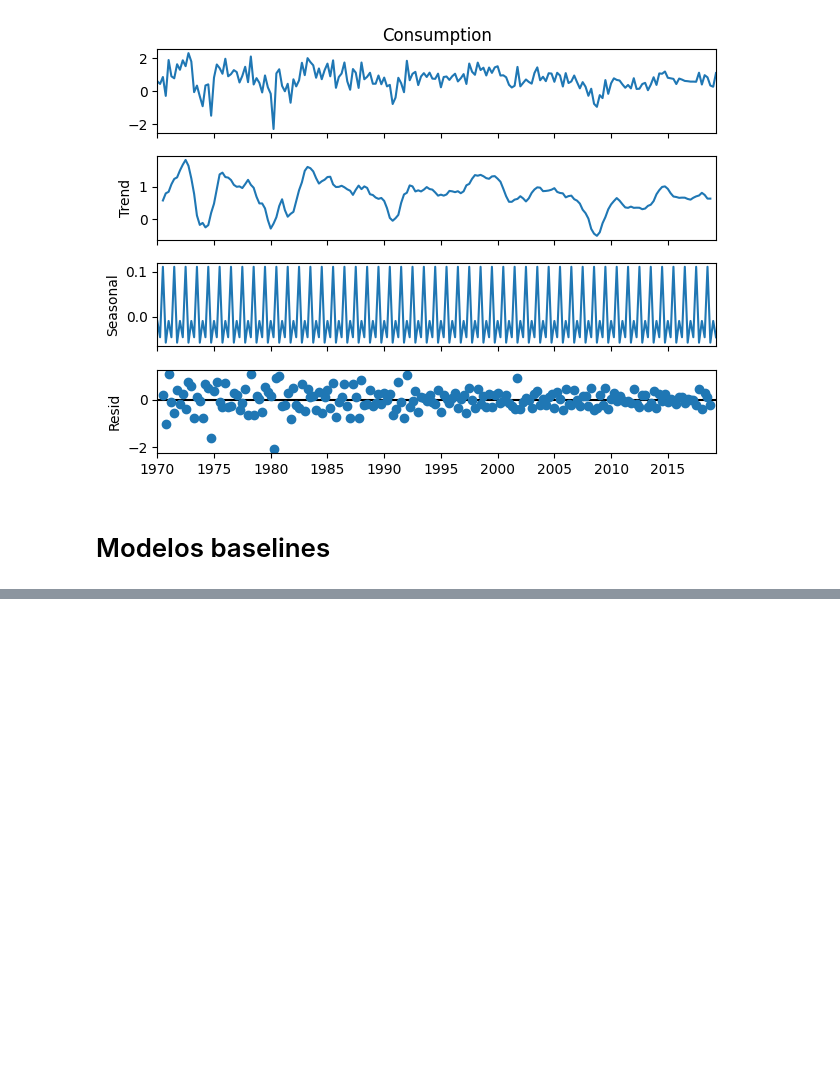
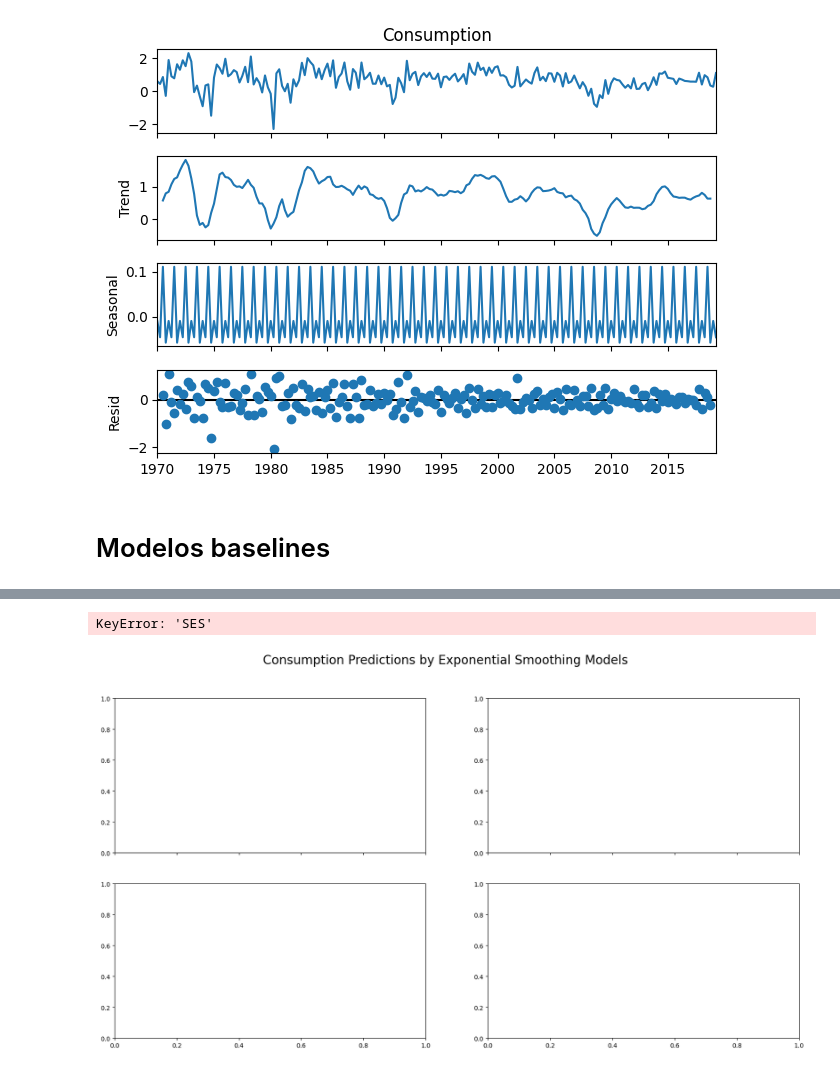
Before and after one commit to GabrielJP314/time-series, a Jupyter notebook: baseline_models.ipynb, the cells around one changed output, grey strips where cells are left out. Saved outputs shown, nothing was run; the diff lists cells and outputs as text; code cells hidden in the pictures; blank space fills up the shorter version.

```diff
--- a/baseline_models.ipynb
+++ b/baseline_models.ipynb
@@ -103,0 +187,25 @@ plt.show()
+# %%
+fig, axes = plt.subplots(2, 2, figsize=(20, 10), sharex=True)
+fig.suptitle('Consumption Predictions by Exponential Smoothing Models', fontsize=20)
+for ax, model in zip(axes.flatten(), predictions_exp.columns):
+    # Create a new series for the predictions
+    prediction_series = pd.Series(predictions_exp[model].values,
+                                  index=pd.date_range(start=consumption_train.index[-1], periods=12, freq='QE'))
+
+
+    # Plot the prediction series
+    sns.lineplot(data=prediction_series, ax=ax, label=f'{model} Predictions')
+
+    #plot consumption data
+    sns.lineplot(data=consumption_train, ax=ax, label='Consumption')
+    sns.lineplot(data=consumption_test, ax=ax, label='Test')
+
+    ax.set_title(f'{model} Model')
+    ax.set_xlabel('Time')
+    ax.set_ylabel('Consumption')
+
+plt.tight_layout()
+plt.show()
+# %% [output]
+KeyError: 'SES'
+[figure, added]
```
Also changed, not shown: parts of 7 cells of this notebook, 2 other files.
